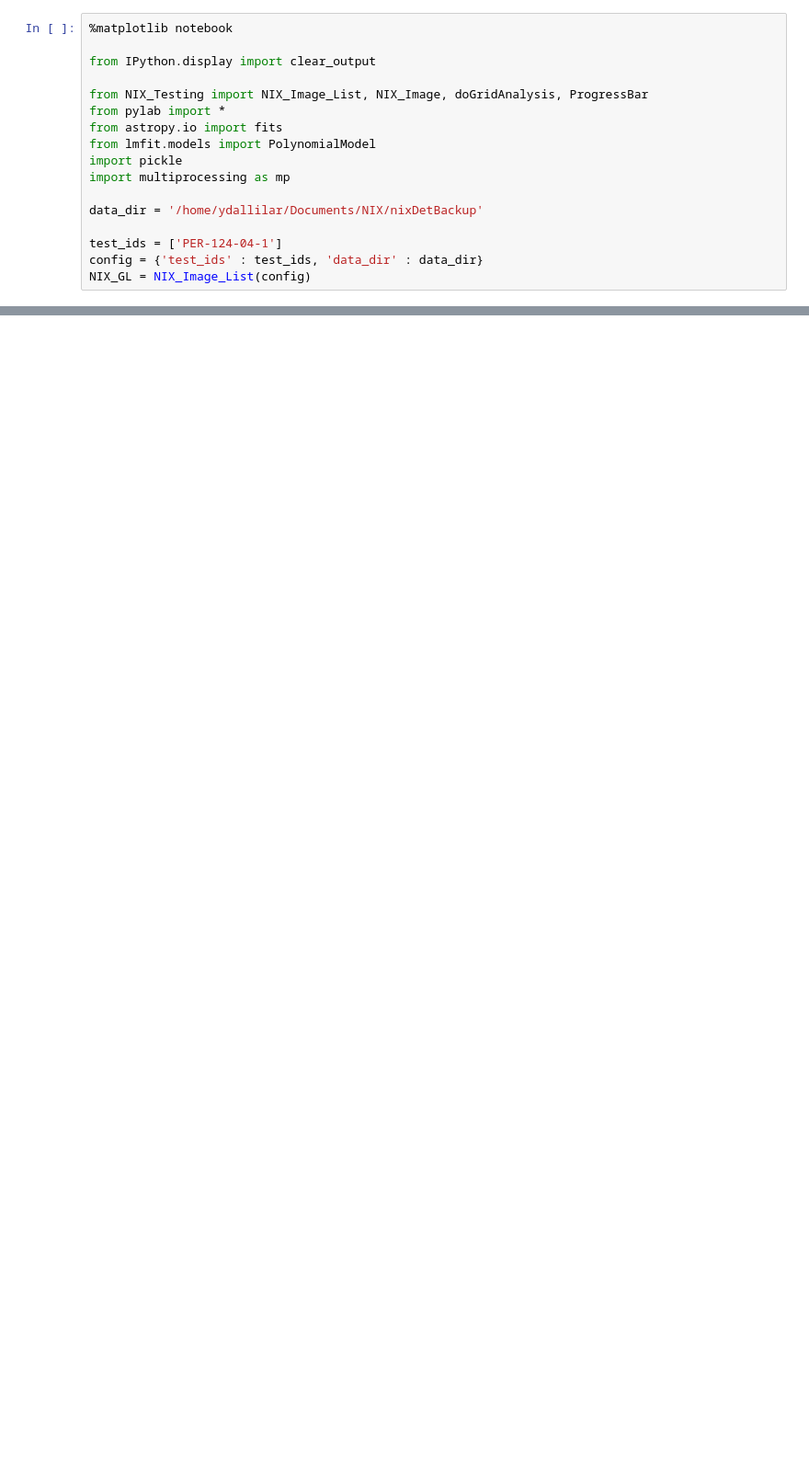
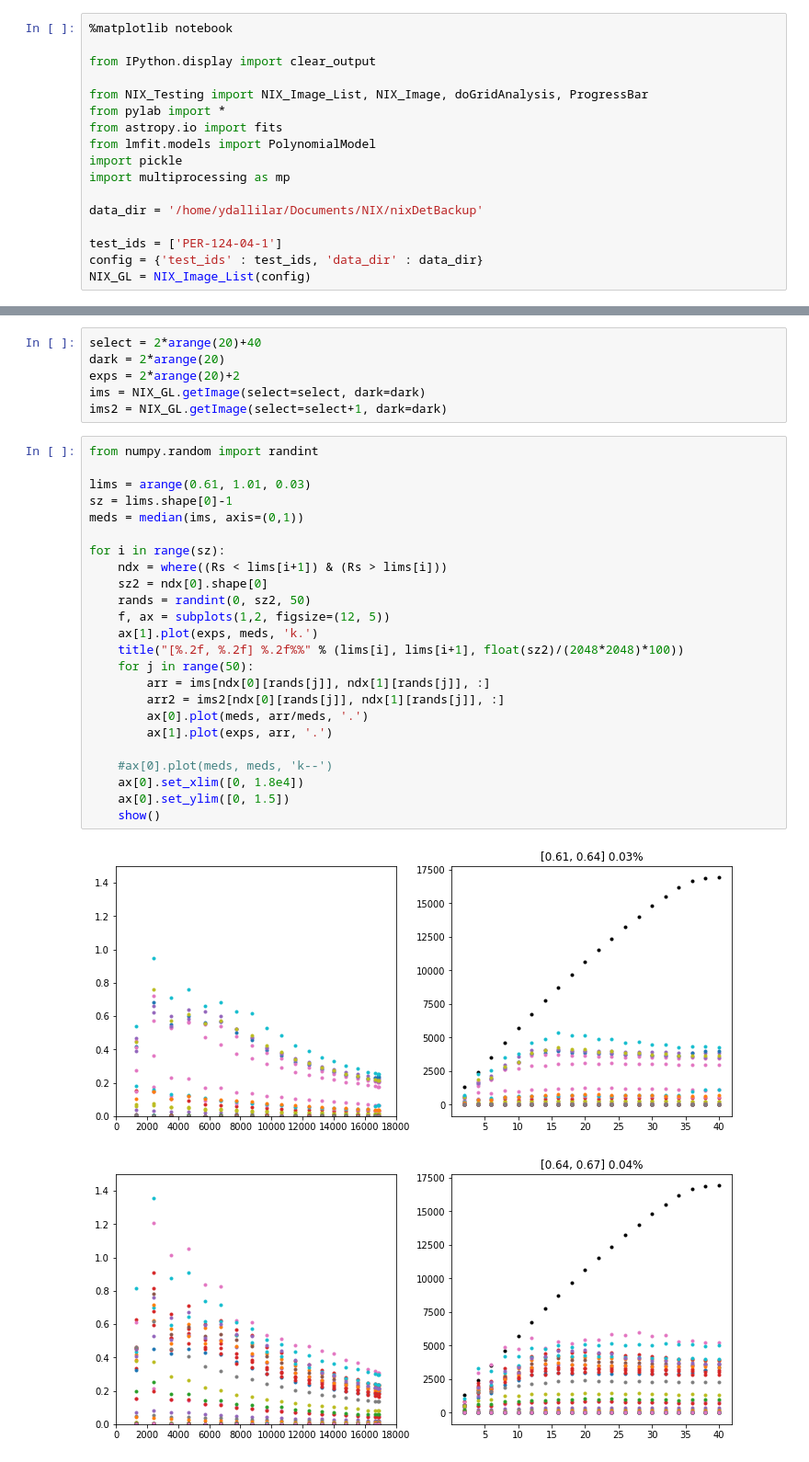
Before and after one commit to pssncp142/NIX_Testing, a Jupyter notebook: workdir/MessingAround.ipynb, the cells around one changed output, grey strips where cells are left out. Shown at 92% size. Cells and saved outputs as stored; diff of their text form; blank space fills up the shorter version.

```diff
--- a/workdir/MessingAround.ipynb
+++ b/workdir/MessingAround.ipynb
@@ -104,0 +46,33 @@ fits.PrimaryHDU(ims[:,:,10]/NPhot).writeto("out/reg_test.fits", overwrite=True)
+# %%
+select = 2*arange(20)+40
+dark = 2*arange(20)
+exps = 2*arange(20)+2
+ims = NIX_GL.getImage(select=select, dark=dark)
+ims2 = NIX_GL.getImage(select=select+1, dark=dark)
+# %%
+from numpy.random import randint
+
+lims = arange(0.61, 1.01, 0.03)
+sz = lims.shape[0]-1
+meds = median(ims, axis=(0,1))
+
+for i in range(sz):
+    ndx = where((Rs < lims[i+1]) & (Rs > lims[i]))
+    sz2 = ndx[0].shape[0]
+    rands = randint(0, sz2, 50)
+    f, ax = subplots(1,2, figsize=(12, 5))
+    ax[1].plot(exps, meds, 'k.')
+    title("[%.2f, %.2f] %.2f%%" % (lims[i], lims[i+1], float(sz2)/(2048*2048)*100))
+    for j in range(50):
+        arr = ims[ndx[0][rands[j]], ndx[1][rands[j]], :]
+        arr2 = ims2[ndx[0][rands[j]], ndx[1][rands[j]], :]
+        ax[0].plot(meds, arr/meds, '.')
+        ax[1].plot(exps, arr, '.')
+
+    #ax[0].plot(meds, meds, 'k--')
+    ax[0].set_xlim([0, 1.8e4])
+    ax[0].set_ylim([0, 1.5])
+    show()
+# %% [output]
+[figure, added]
+[figure, added]
```
Also changed, not shown: parts of 9 cells of this notebook.
